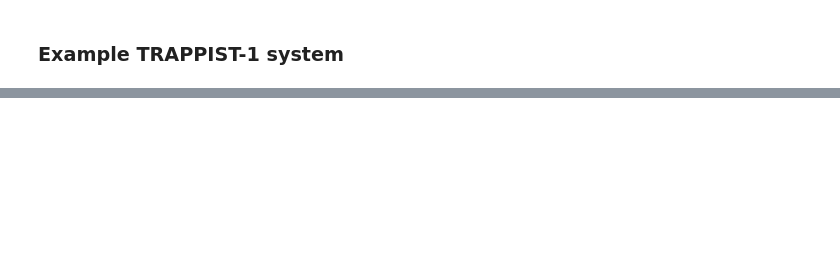
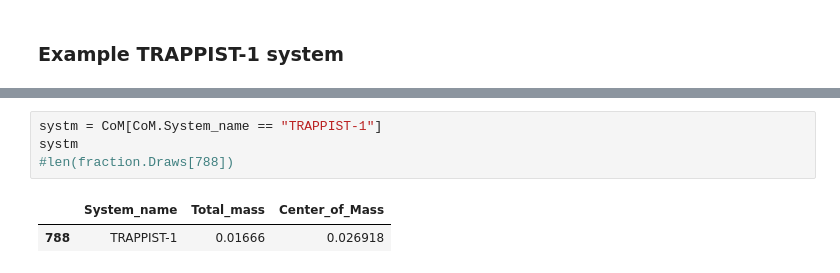
Before and after one commit to fjbautistas/Mixture_Gaussian_CM_of_Planets, a Jupyter notebook: Clasification.ipynb, the cells around one changed output, grey strips where cells are left out. Cells and saved outputs as stored; diff of their text form; blank space fills up the shorter version.

```diff
--- a/Clasification.ipynb
+++ b/Clasification.ipynb
@@ -866,0 +923,7 @@ the change is 4.28\%
+# %%
+systm = CoM[CoM.System_name == "TRAPPIST-1"]
+systm
+#len(fraction.Draws[788])
+# %% [output]
+|  | System_name | Total_mass | Center_of_Mass |
+| 788 | TRAPPIST-1 | 0.01666 | 0.026918 |
```
Also changed, not shown: parts of 10 cells of this notebook, 8 other files.
